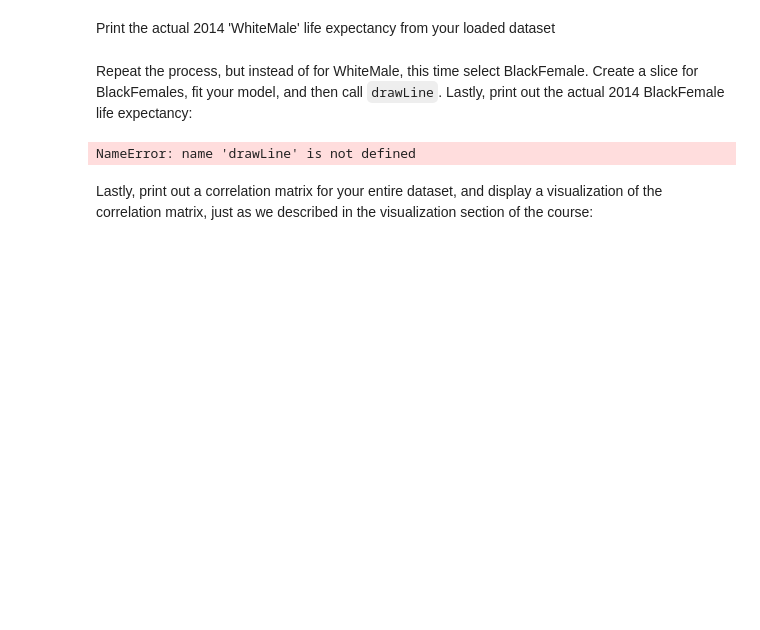
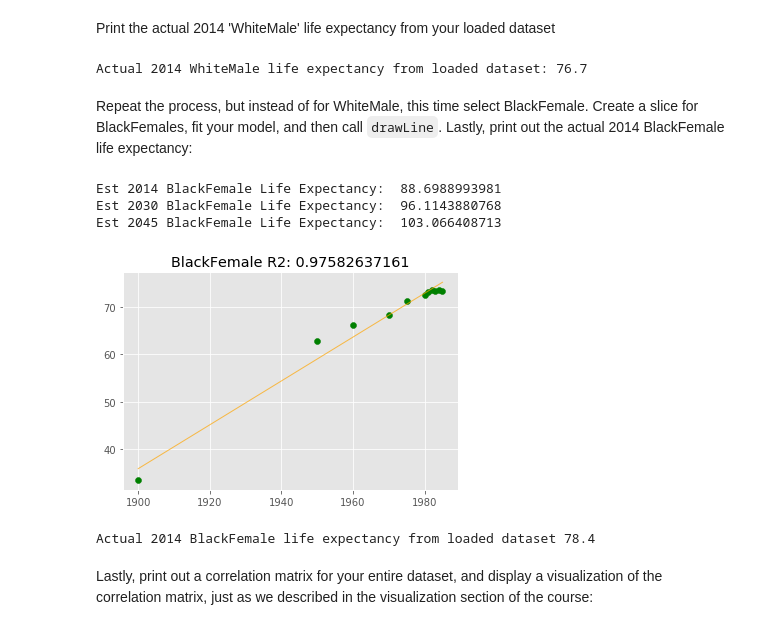
Before and after one commit to adsodemelk/DAT210x, a Jupyter notebook: Module5/Module5 - Lab8.ipynb, the cells around one changed output. Cells and saved outputs as stored; diff of their text form; code cells hidden in the pictures; blank space fills up the shorter version.

```diff
--- a/Module5/Module5 - Lab8.ipynb
+++ b/Module5/Module5 - Lab8.ipynb
@@ -93,9 +91,19 @@ Print the actual 2014 'WhiteMale' life expectancy from your loaded dataset
+# %%
+print ("Actual 2014 WhiteMale life expectancy from loaded dataset:", X.WhiteMale[(X.Year == 2014)].values[0])
+# %% [output]
+Actual 2014 WhiteMale life expectancy from loaded dataset: 76.7
 # %% [markdown]
 Repeat the process, but instead of for WhiteMale, this time select BlackFemale. Create a slice for BlackFemales, fit your model, and then call `drawLine`. Lastly, print out the actual 2014 BlackFemale life expectancy:
-# %%
-model.fit(X_train, y_train)
-drawLine(model, X_train, y_train, "WhiteMale")
-# %% [output]
-NameError: name 'drawLine' is not defined
+# %%
+y_train2 = X.BlackFemale[X.Year < 1986]
+model2 = model.fit(X_train, y_train2)
+drawLine(model2, X_train, y_train2, "BlackFemale")
+print ("Actual 2014 BlackFemale life expectancy from loaded dataset", X.BlackFemale[(X.Year == 2014)].values[0])
+# %% [output]
+Est 2014 BlackFemale Life Expectancy:  88.6988993981
+Est 2030 BlackFemale Life Expectancy:  96.1143880768
+Est 2045 BlackFemale Life Expectancy:  103.066408713
+[figure, added]
+Actual 2014 BlackFemale life expectancy from loaded dataset 78.4
 # %% [markdown]
 Lastly, print out a correlation matrix for your entire dataset, and display a visualization of the correlation matrix, just as we described in the visualization section of the course:
```
Also changed, not shown: parts of 5 cells of this notebook, 3 other files.
